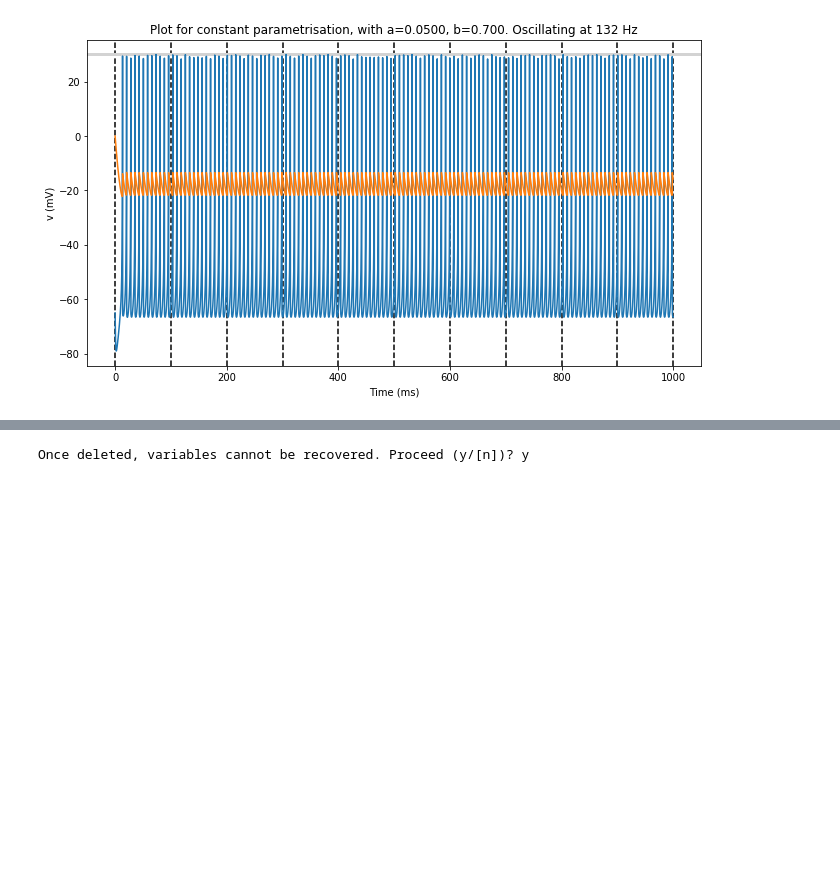
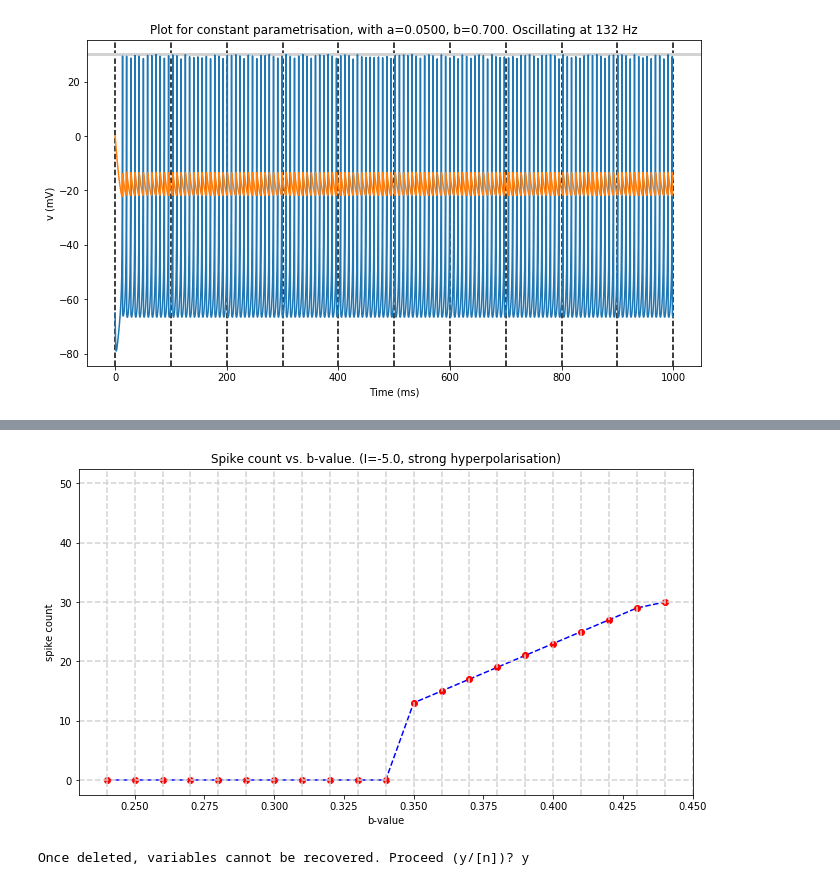
Before and after one commit to williampeer/brian2, a Jupyter notebook: single_neuron_Oliveira_et_al_testing_direct_python_implementation.ipynb, the cells around one changed output, grey strips where cells are left out. Cells and saved outputs as stored; diff of their text form; code cells hidden in the pictures; blank space fills up the shorter version.

```diff
--- a/single_neuron_Oliveira_et_al_testing_direct_python_implementation.ipynb
+++ b/single_neuron_Oliveira_et_al_testing_direct_python_implementation.ipynb
@@ -138,3 +138,27 @@ title('Spike count vs. b-value');
+# %%
+spike_counts = []
+b_vals = []
+a = 0.0275
+b = 0.24
+delta_b = 0.01
+I=-5
+for t in range(0, 31):
+    spike_counts += [calculate_spike_count_for_values(a, b, I)]
+    b_vals += [b]
+    b += delta_b
+
+figure(figsize=(11, 6))
+plot(b_vals, spike_counts, 'b--')
+plot(b_vals, spike_counts, 'ro')
+for l in range(len(spike_counts)+1):
+    axvline(b-l*delta_b, ls='--', c='lightgray')
+for i in range(6):
+    axhline(10*i, ls='--', c='lightgray')
+xlabel('b-value')
+ylabel('spike count')
+title('Spike count vs. b-value. (I='+'{:4.1f}'.format(I)+', strong hyperpolarisation)');
+# %% [output]
+[figure, added]
 # %%
 %reset
 # %% [output]
```
Also changed, not shown: parts of 3 cells of this notebook.
